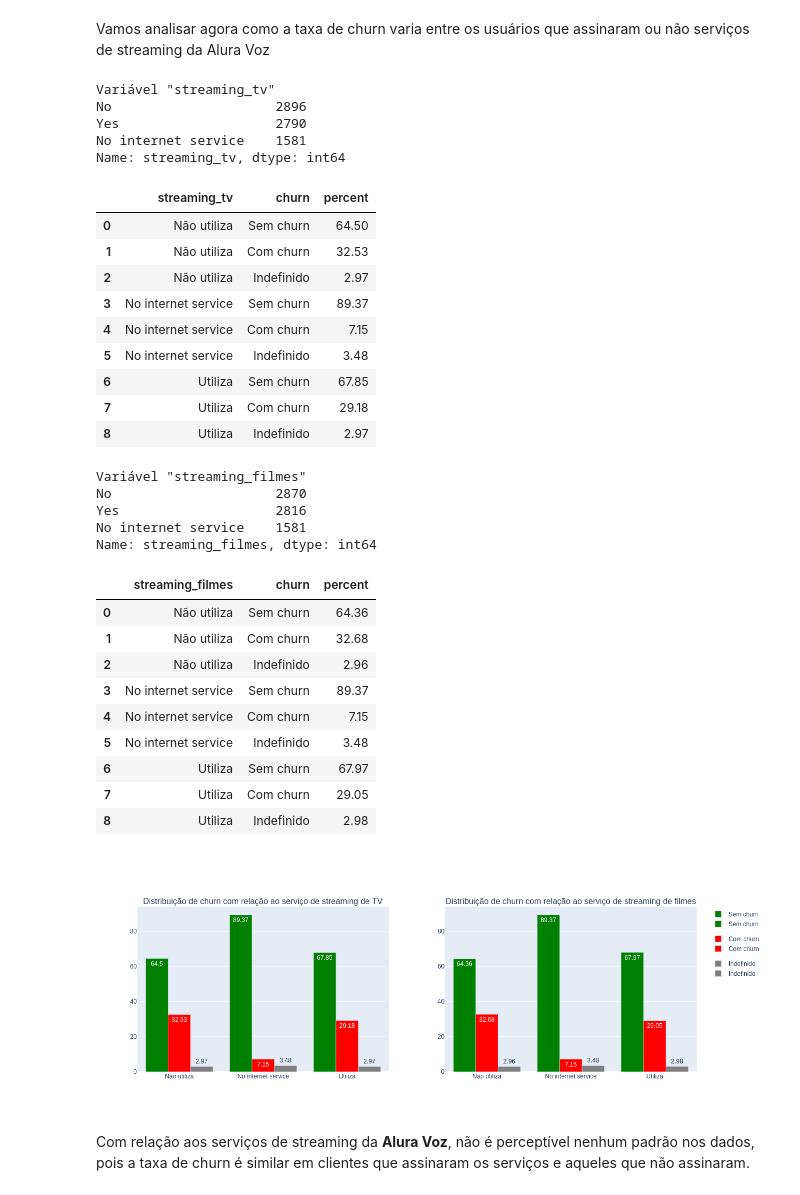
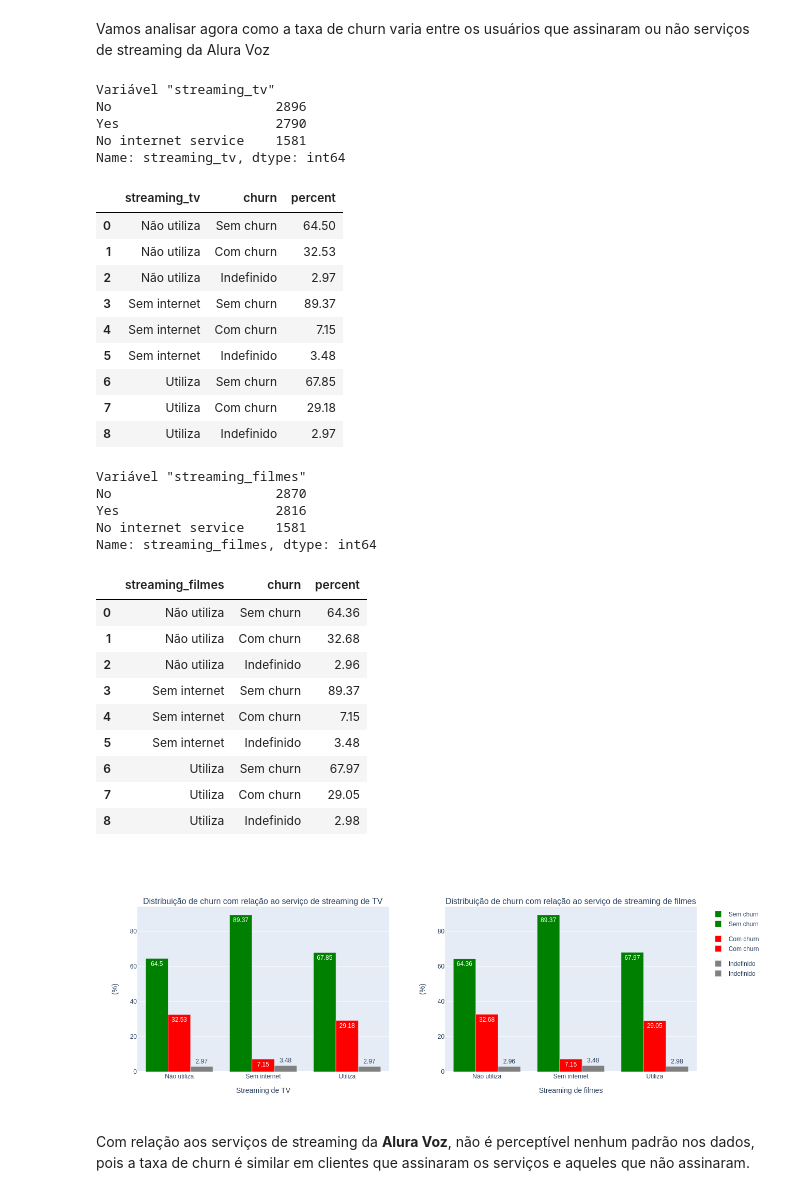
Before and after one commit to jackson-simionato/challenge_alura_DS01, a Jupyter notebook: week_2_challenge_alura_DS_2022_05.ipynb, the cells around one changed output. Drawn from its saved outputs; the diff is of its cells as text; code cells hidden in the pictures.

```diff
--- a/week_2_challenge_alura_DS_2022_05.ipynb
+++ b/week_2_challenge_alura_DS_2022_05.ipynb
@@ -572,7 +592,7 @@ print(dados.streaming_tv.value_counts())
 cross_churn_streaming_tv = pd.crosstab(dados.churn, dados.streaming_tv, normalize='columns').unstack().reset_index().rename(columns={0:'percent'})
 cross_churn_streaming_tv.percent = round(cross_churn_streaming_tv.percent * 100, 2)
 
-cross_churn_streaming_tv.streaming_tv.replace({'No':'Não utiliza', 'Yes':'Utiliza'}, inplace=True)
+cross_churn_streaming_tv.streaming_tv.replace({'No':'Não utiliza', 'Yes':'Utiliza','No internet service':'Sem internet'}, inplace=True)
 cross_churn_streaming_tv.churn.replace({'No':'Sem churn', 'Yes':'Com churn','undefined':'Indefinido'}, inplace=True)
 
 display(cross_churn_streaming_tv)
@@ -586,9 +606,9 @@ Name: streaming_tv, dtype: int64
 | 0 | Não utiliza | Sem churn | 64.50 |
 | 1 | Não utiliza | Com churn | 32.53 |
 | 2 | Não utiliza | Indefinido | 2.97 |
-| 3 | No internet service | Sem churn | 89.37 |
-| 4 | No internet service | Com churn | 7.15 |
-| 5 | No internet service | Indefinido | 3.48 |
+| 3 | Sem internet | Sem churn | 89.37 |
+| 4 | Sem internet | Com churn | 7.15 |
+| 5 | Sem internet | Indefinido | 3.48 |
 | 6 | Utiliza | Sem churn | 67.85 |
 | 7 | Utiliza | Com churn | 29.18 |
 | 8 | Utiliza | Indefinido | 2.97 |
@@ -600,7 +620,7 @@ print(dados.streaming_filmes.value_counts())
 cross_churn_streaming_filmes = pd.crosstab(dados.churn, dados.streaming_filmes, normalize='columns').unstack().reset_index().rename(columns={0:'percent'})
 cross_churn_streaming_filmes.percent = round(cross_churn_streaming_filmes.percent * 100, 2)
 
-cross_churn_streaming_filmes.streaming_filmes.replace({'No':'Não utiliza', 'Yes':'Utiliza'}, inplace=True)
+cross_churn_streaming_filmes.streaming_filmes.replace({'No':'Não utiliza', 'Yes':'Utiliza','No internet service':'Sem internet'}, inplace=True)
 cross_churn_streaming_filmes.churn.replace({'No':'Sem churn', 'Yes':'Com churn','undefined':'Indefinido'}, inplace=True)
 
 display(cross_churn_streaming_filmes)
@@ -614,24 +634,27 @@ Name: streaming_filmes, dtype: int64
 | 0 | Não utiliza | Sem churn | 64.36 |
 | 1 | Não utiliza | Com churn | 32.68 |
 | 2 | Não utiliza | Indefinido | 2.96 |
-| 3 | No internet service | Sem churn | 89.37 |
-| 4 | No internet service | Com churn | 7.15 |
-| 5 | No internet service | Indefinido | 3.48 |
+| 3 | Sem internet | Sem churn | 89.37 |
+| 4 | Sem internet | Com churn | 7.15 |
+| 5 | Sem internet | Indefinido | 3.48 |
 | 6 | Utiliza | Sem churn | 67.97 |
 | 7 | Utiliza | Com churn | 29.05 |
 | 8 | Utiliza | Indefinido | 2.98 |
 # %%
 fig = make_subplots(rows=1, cols=2, subplot_titles=['Distribuição de churn com relação ao serviço de streaming de TV','Distribuição de churn com relação ao serviço de streaming de filmes'])
 
 fig1 = px.bar(x=cross_churn_streaming_tv['streaming_tv'],y=cross_churn_streaming_tv['percent'],text_auto=True, color=cross_churn_streaming_tv['churn'], color_discrete_sequence=['green','red','grey'])
 fig2 = px.bar(x=cross_churn_streaming_filmes['streaming_filmes'],y=cross_churn_streaming_filmes['percent'],text_auto=True, color=cross_churn_streaming_filmes['churn'], color_discrete_sequence=['green','red','grey'])
 
 for i in range(len(fig1.data)):
     fig.append_trace(fig1['data'][i], row=1, col=1)
     fig.append_trace(fig2['data'][i], row=1, col=2)
 fig.update_layout({'width':1300})
+fig.update_yaxes(title_text='(%)')
+fig.update_xaxes(title_text='Streaming de TV', row=1, col=1)
+fig.update_xaxes(title_text='Streaming de filmes', row=1, col=2)
 fig.show('png')
 # %% [output]
-[figure, old version]
+[figure, new version]
 # %% [markdown]
 Com relação aos serviços de streaming da **Alura Voz**, não é perceptível nenhum padrão nos dados, pois a taxa de churn é similar em clientes que assinaram os serviços e aqueles que não assinaram.
```
Also changed, not shown: parts of 36 cells of this notebook.
